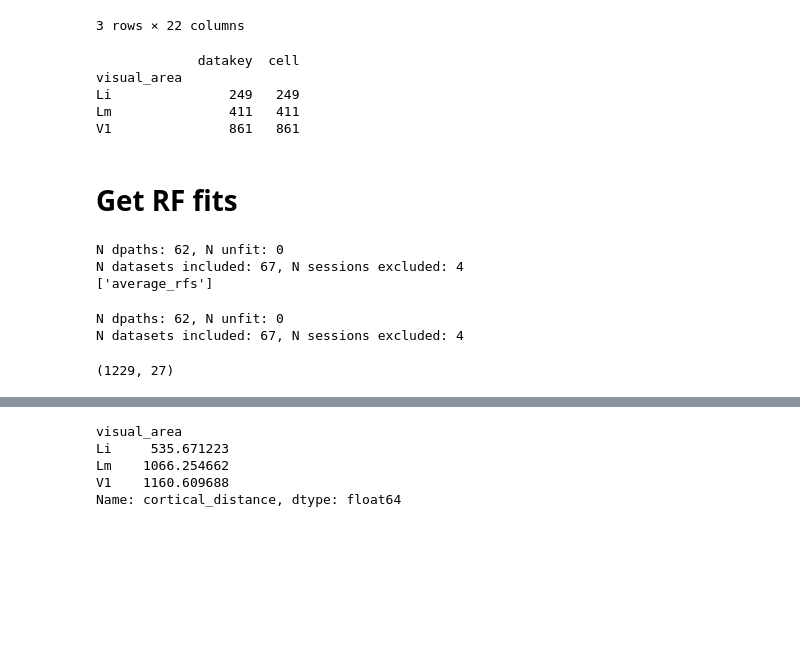
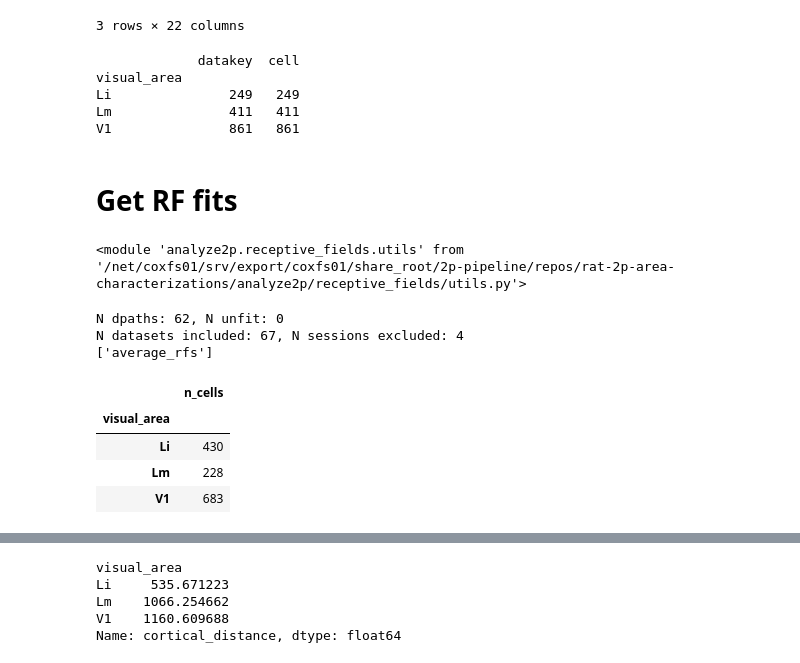
Before and after one commit to julianarhee/rat-2p-area-characterizations, a Jupyter notebook: analyze2p/gratings/gratings-correlations.ipynb, the cells around one changed output, grey strips where cells are left out. Cells and saved outputs as stored; diff of their text form; code cells hidden in the pictures; blank space fills up the shorter version.

```diff
--- a/analyze2p/gratings/gratings-correlations.ipynb
+++ b/analyze2p/gratings/gratings-correlations.ipynb
@@ -176,61 +166,53 @@ bestg.groupby(['visual_area']).count()
 3 rows × 22 columns
 # %%
 # Unique datasets, get dsets with most ncells pass
-min_ncells=10
+min_ncells=0
 gof_thr=0.5
 drop_repeats=True
-counts = bestg[bestg['gof']>gof_thr][['visual_area', 'datakey', 'cell']].drop_duplicates()\
-            .groupby(['visual_area', 'datakey']).count().reset_index()
-u_dkeys = aggr.drop_repeats(counts)
-FITS = pd.concat([g for (va, dk), g in bestg.groupby(['visual_area', 'datakey'])\
-          if (va, dk) in u_dkeys])
-print(FITS[['visual_area', 'datakey', 'cell']].drop_duplicates()\
-            .groupby(['visual_area']).count())
+# counts = bestg[bestg['gof']>gof_thr][['visual_area', 'datakey', 'cell']].drop_duplicates()\
+#             .groupby(['visual_area', 'datakey']).count().reset_index()
+counts = aggr.count_n_cells(bestg[bestg['gof']>gof_thr], name='n_cells', reset_index=True)
-# %% [output]
-             datakey  cell
-visual_area
-Li               249   249
-Lm               411   411
-V1               861   861
+# %%
+u_dkeys = aggr.drop_repeats(counts, colname='n_cells')
+FITS = pd.concat([g for (va, dk), g in bestg.groupby(['visual_area', 'datakey'])\
+          if (va, dk) in u_dkeys])
+print(FITS[['visual_area', 'datakey', 'cell']].drop_duplicates()\
+            .groupby(['visual_area']).count())
+# %% [output]
+             datakey  cell
+visual_area
+Li               249   249
+Lm               411   411
+V1               861   861
 # %% [markdown]
 # Get RF fits
 # %%
-import analyze2p.decoding as dec
+importlib.reload(rfutils)
+# %% [output]
+<module 'analyze2p.receptive_fields.utils' from '/net/coxfs01/srv/export/coxfs01/share_root/2p-pipeline/repos/rat-2p-area-characterizations/analyze2p/receptive_fields/utils.py'>
 # %%
 # Load RF data
 response_type='dff'
-do_spherical_correction=False
+do_spherical_correction=True
+# ---------------------------------------------------------------------
 rf_fit_desc = rfutils.get_fit_desc(response_type=response_type,
                        do_spherical_correction=do_spherical_correction)
-rfdf = dec.get_rfdf(CELLS, sdata, response_type=response_type,
-                       do_spherical_correction=do_spherical_correction)
+rfdf = rfutils.aggregate_fits(CELLS, sdata, response_type=response_type,
+                       do_spherical_correction=do_spherical_correction,
+                         )
 print(rfdf['experiment'].unique())
+
+rf_counts = aggr.count_n_cells(rfdf)
+rf_counts.groupby('visual_area').sum()
 # %% [output]
 N dpaths: 62, N unfit: 0
 N datasets included: 67, N sessions excluded: 4
 ['average_rfs']
+|  | n_cells |
+| visual_area |  |
+| Li | 430 |
+| Lm | 228 |
+| V1 | 683 |
-# %%
-assigned_cells, rf_meta = aggr.select_assigned_cells(CELLS, sdata,
-                                  experiments=['rfs', 'rfs10'])
-RF0 = rfutils.aggregate_rfdata(rf_meta, assigned_cells,
-                                  fit_desc=rf_fit_desc,
-                                  reliable_only=False, pass_criterion='most')
-# %% [output]
-N dpaths: 62, N unfit: 0
-N datasets included: 67, N sessions excluded: 4
-# %%
-r_=[]
-for (va, dk), rfs_ in RF0.groupby(['visual_area', 'datakey']):
-    if va in ['V1', 'Lm']:
-        if 'rfs' in rfs_['experiment'].values:
-            r_.append(rfs_[rfs_['experiment']=='rfs'])
-    elif va=='Li':
-        if 'rfs10' in rfs_['experiment'].values:
-            r_.append(rfs_[rfs_['experiment']=='rfs10'])
-tmprfs = pd.concat(r_, axis=0, ignore_index=True)
-tmprfs.shape
-# %% [output]
-(1229, 27)
 # %%
 pass_gof=True
 # if pass_gof:
```
Also changed, not shown: parts of 62 cells of this notebook, 8 other files.
